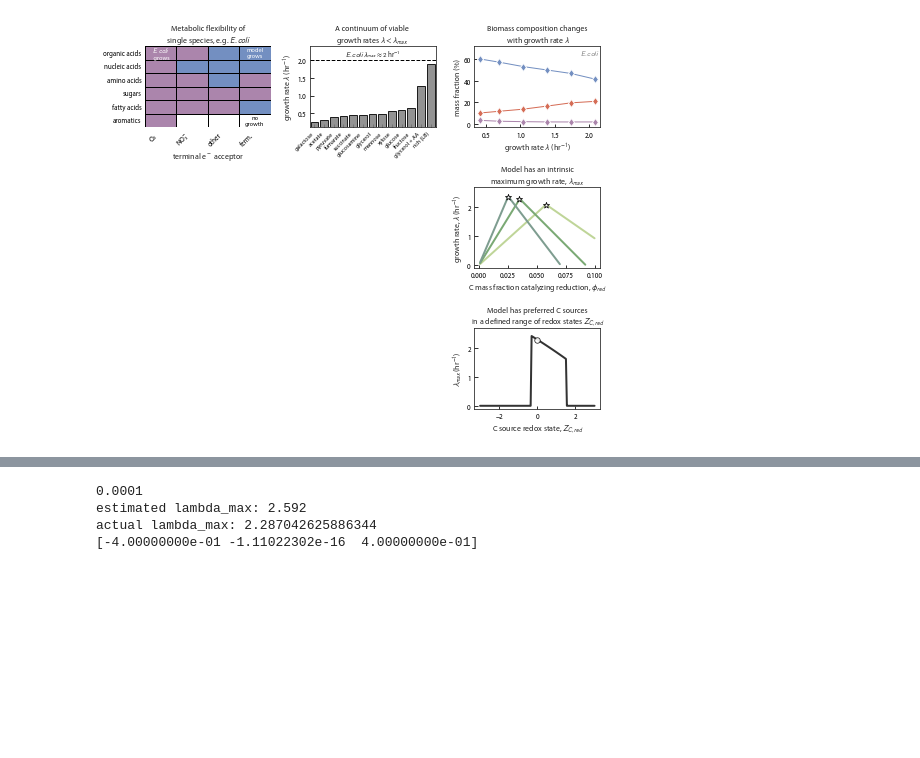
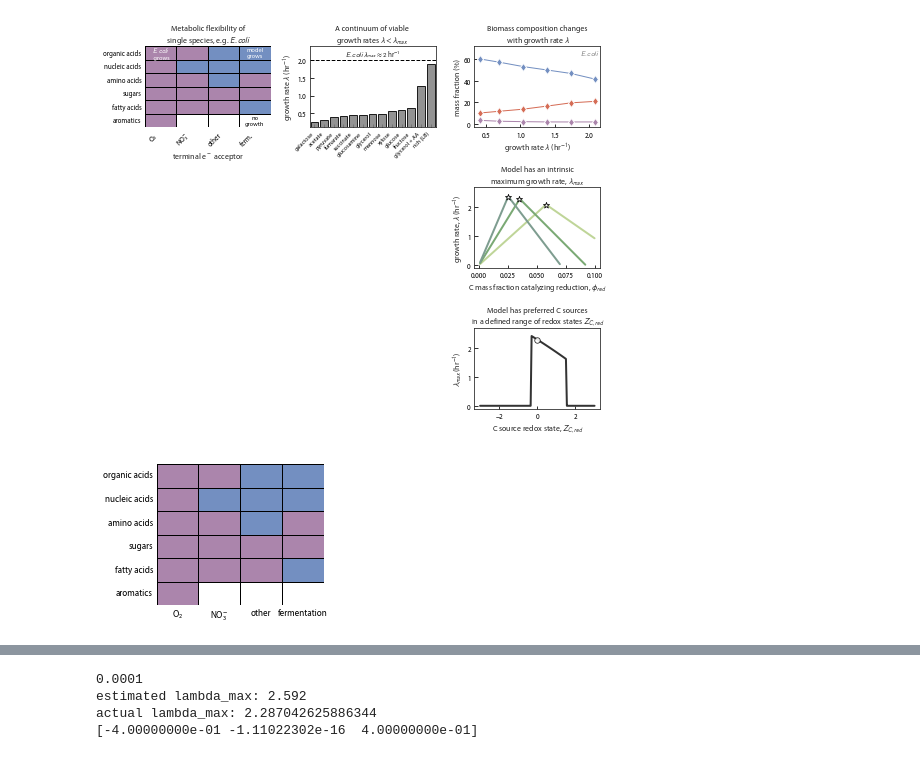
Before and after one commit to flamholz/redox-proteome, a Jupyter notebook: notebooks/Fig1_2.ipynb, the cells around one changed output, grey strips where cells are left out. Saved outputs shown, nothing was run; the diff lists cells and outputs as text; code cells hidden in the pictures; blank space fills up the shorter version.

Commit message:
Code to make presentation figures for APS.

```diff
--- a/notebooks/Fig1_2.ipynb
+++ b/notebooks/Fig1_2.ipynb
@@ -171,3 +171,29 @@ plt.show()
 # %% [output]
 [-1.11022302e-16]
 [figure]
+# %%
+plt.figure(figsize=(3, 2.6))
+coli_modes_num = coli_modes_df.replace(
+    {'experiment': 3, 'engineered': 2, 'model': 1, np.NAN: 0})
+cmap = ['w'] + [colors[x] for x in 'blue,green,purple'.split(',')]
+sns.heatmap(coli_modes_num, cmap=cmap, cbar=False, linewidths=0.5, linecolor='black')
+plt.ylabel('')
+plt.xlabel('')
+tick_labels = {
+    'CO2': 'CO$_2$',
+    'O2': 'O$_2$',
+    'NO3': 'NO$_3^{-}$',
+    'DMSO/TMAO': 'other',
+    'fermentation': 'fermentation'}
+my_ticks = [tick_labels[x] for x in coli_modes_num.columns]
+plt.xticks(np.arange(len(my_ticks))+0.5, my_ticks, rotation=0, ha='center', fontsize=9)
+plt.yticks(fontsize=9)
+#plt.text(0.5, 0.5, '$E. coli$\n grows', ha='center', va='center', fontsize=6.3, color='w')
+#plt.text(3.5, 0.5, 'model\ngrows', ha='center', va='center', fontsize=6.3, color='w')
+#plt.text(3.5, 5.5, 'no\ngrowth', ha='center', va='center', fontsize=6.3, color='k')
+plt.tick_params(axis=u'both', which=u'both', length=0)
+plt.xlabel('')
+plt.savefig('../output/Fig1A_presentation.png', facecolor='white', dpi=300, bbox_inches='tight')
+plt.show()
+# %% [output]
+[figure, added]
```
Also changed, not shown: parts of 3 cells of this notebook, 2 other files.
